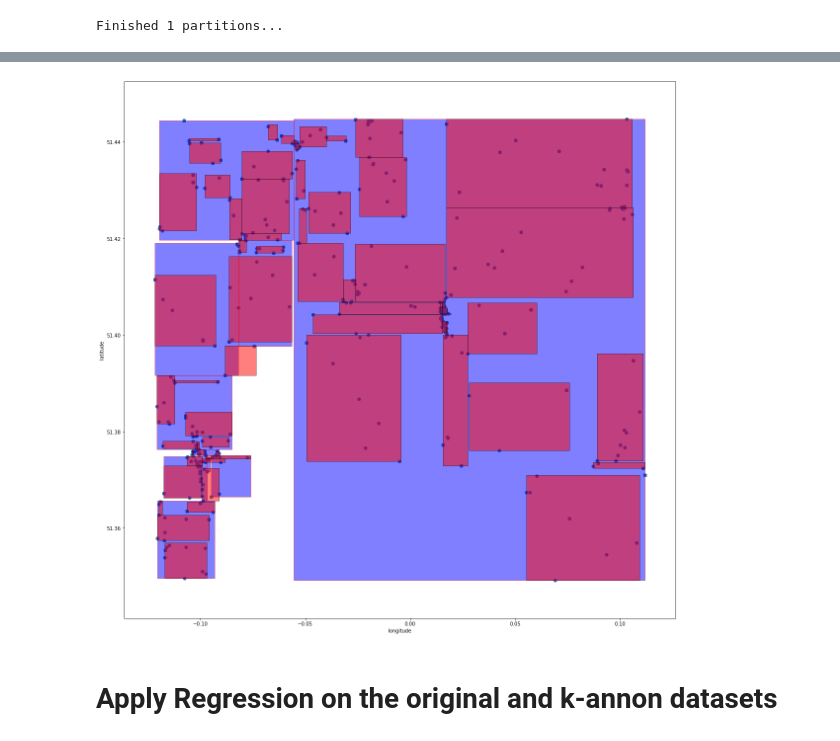
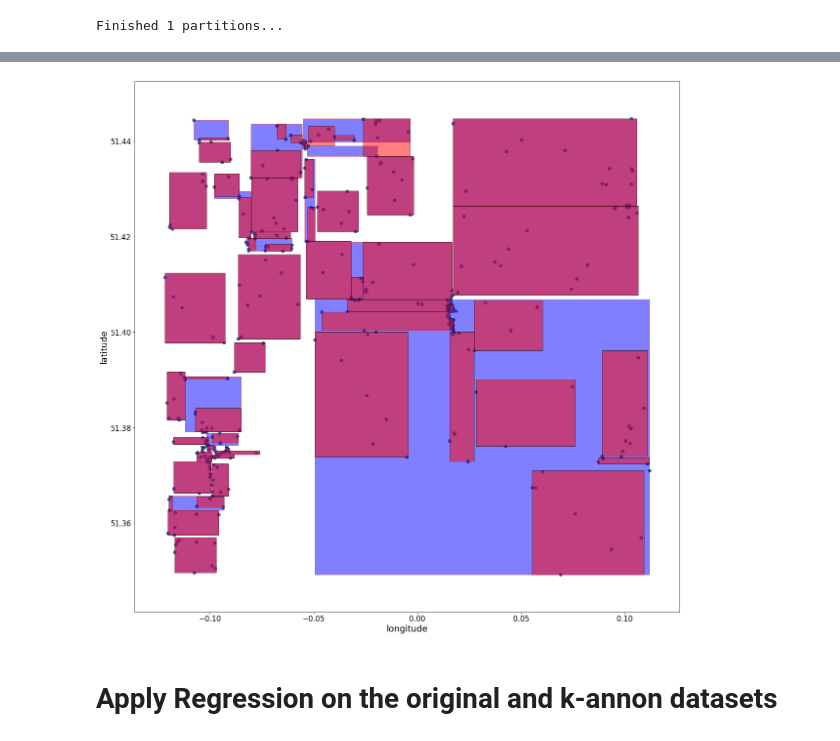
Before and after one commit to bwozny/Location-based-Privacy-Protection, a Jupyter notebook: 2. LBS K-Anonymity.ipynb, the cells around one changed output, grey strips where cells are left out. Drawn from its saved outputs; the diff is of its cells as text; code cells hidden in the pictures.

```diff
--- a/2. LBS K-Anonymity.ipynb
+++ b/2. LBS K-Anonymity.ipynb
@@ -460,7 +356,7 @@ writer.save()
 def diversity(df, partition, column):
     return len(df[column][partition].unique())
 
-def is_l_diverse(df, partition, sensitive_column, l=2):
+def is_l_diverse(df, partition, sensitive_column, l=5):
     """
     :param               df: The dataframe for which to check l-diversity
     :param        partition: The partition of the dataframe on which to check l-diversity
@@ -497,7 +397,7 @@ for column in feature_columns:
         aggregations[column] = agg_numerical_column
 rows = []
 max_partitions=None
-for i, partition in enumerate(finished_partitions):
+for i, partition in enumerate(finished_l_diverse_partitions):
     if i % 100 == 1:
         print("Finished {} partitions...".format(i))
     if max_partitions is not None and i > max_partitions:
@@ -542,6 +442,9 @@ df_Idiversity.to_excel(writer, encoding='utf8', index=False)
 writer.save()
 # %% [markdown]
 # Implementing t-closeness
+# %%
+#use the same dataframe name per https://github.com/Nuclearstar/K-Anonymity.git
+df =LondonCheckinsClss.copy()
 # %%
 # here we generate the global frequencies for the sensitive column
 global_freqs = {}
@@ -583,10 +466,10 @@ def t_closeness(df, partition, column, global_freqs):
     return d_max
 
 
-def is_t_close(df, partition, sensitive_column, global_freqs, p=0.2):
+def is_t_close(df, partition, sensitive_column, global_freqs, p=0.5):
     """
-    :param               df: The dataframe for which to check l-diversity
-    :param        partition: The partition of the dataframe on which to check l-diversity
+    :param               df: The dataframe for which to check t_closeness
+    :param        partition: The partition of the dataframe on which to check t_closeness
     :param sensitive_column: The name of the sensitive column
     :param     global_freqs: The global frequencies of the sensitive attribute values
     :param                p: The maximum allowed Kolmogorov-Smirnov distance
@@ -660,12 +543,16 @@ t_close_rects = get_partition_rects(df, finished_t_close_partitions, column_x, c
 # %%
 pl.figure(figsize=(20,20))
 ax = pl.subplot(111)
+ax.set_xlabel(column_x, fontsize =18)
+ax.set_ylabel(column_y, fontsize =18)
 plot_rects(df, ax, t_close_rects, column_x, column_y, edgecolor='r', facecolor='b')
 plot_rects(df, ax, rects, column_x, column_y, facecolor='r')
 pl.scatter(df[column_x], df[column_y])
+plt.yticks(fontsize=15)
+plt.xticks(fontsize=15)
 pl.show()
 # %% [output]
-[figure, old version]
+[figure, new version]
 # %% [markdown]
 # Apply Regression on the original and k-annon datasets
 # %%
```
Also changed, not shown: parts of 54 cells of this notebook, 4 other files.
